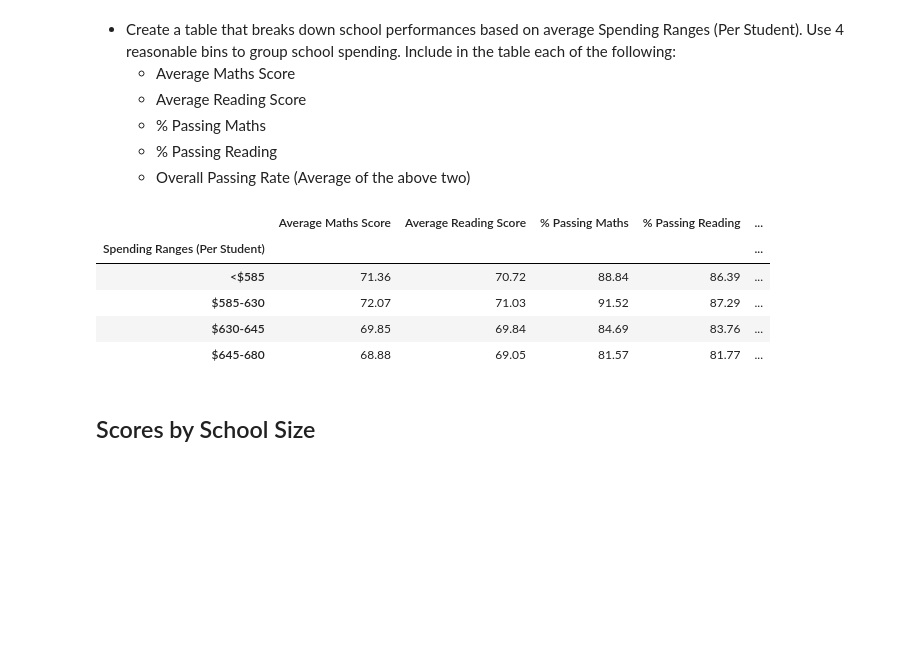
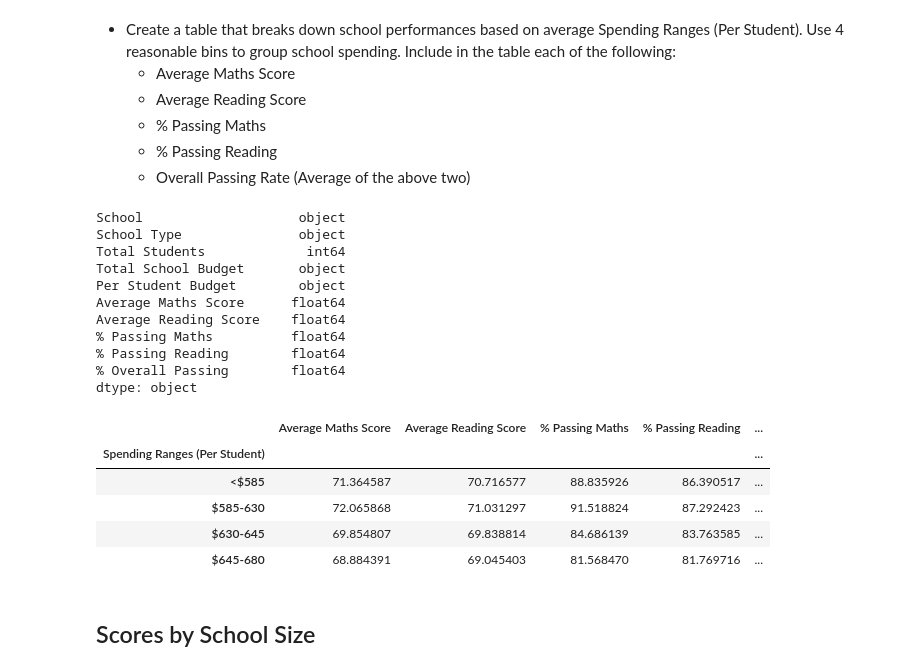
Before and after one commit to MASMAYAWA/pandas-challenge, a Jupyter notebook: PyCitySchools/PyCitySchools_code.ipynb, the cells around one changed output. Cells and saved outputs as stored; diff of their text form; code cells hidden in the pictures; blank space fills up the shorter version.

```diff
--- a/PyCitySchools/PyCitySchools_code.ipynb
+++ b/PyCitySchools/PyCitySchools_code.ipynb
@@ -246,13 +264,39 @@ bottom_schools.head(5)
   * % Passing Reading
   * Overall Passing Rate (Average of the above two)
 # %%
+
+per_school_summary.dtypes
 # %% [output]
-|  | Average Maths Score | Average Reading Score | % Passing Maths | % Passing Reading | ... |
-| Spending Ranges (Per Student) |  |  |  |  | ... |
-| <$585 | 71.36 | 70.72 | 88.84 | 86.39 | ... |
-| $585-630 | 72.07 | 71.03 | 91.52 | 87.29 | ... |
-| $630-645 | 69.85 | 69.84 | 84.69 | 83.76 | ... |
-| $645-680 | 68.88 | 69.05 | 81.57 | 81.77 | ... |
+School                    object
+School Type               object
+Total Students             int64
+Total School Budget       object
+Per Student Budget        object
+Average Maths Score      float64
+Average Reading Score    float64
+% Passing Maths          float64
+% Passing Reading        float64
+% Overall Passing        float64
+dtype: object
+# %%
+
+per_school_summary["Per Student Budget"] = per_school_summary["Per Student Budget"].replace('[\$,]', '', regex=True).astype(float).round().astype(int)
+# %%
+bins = [0, 585, 630, 645, 680]
+labels = ["<$585", "$585-630", "$630-645", "$645-680"]
+
+pd.cut(per_school_summary["Per Student Budget"], bins, labels=labels)
+per_school_summary["Spending Ranges (Per Student)"] = pd.cut(per_school_summary["Per Student Budget"], bins, labels=labels)
+
+spending_summary = per_school_summary.groupby("Spending Ranges (Per Student)")
+spending_summary[["Average Maths Score", "Average Reading Score", "% Passing Maths", "% Passing Reading", "% Overall Passing"]].mean()
+# %% [output]
+|  | Average Maths Score | Average Reading Score | % Passing Maths | % Passing Reading | ... |
+| Spending Ranges (Per Student) |  |  |  |  | ... |
+| <$585 | 71.364587 | 70.716577 | 88.835926 | 86.390517 | ... |
+| $585-630 | 72.065868 | 71.031297 | 91.518824 | 87.292423 | ... |
+| $630-645 | 69.854807 | 69.838814 | 84.686139 | 83.763585 | ... |
+| $645-680 | 68.884391 | 69.045403 | 81.568470 | 81.769716 | ... |
 # %% [markdown]
 ## Scores by School Size
 # %% [markdown]
```
Also changed, not shown: parts of 9 cells of this notebook, 3 other files.
